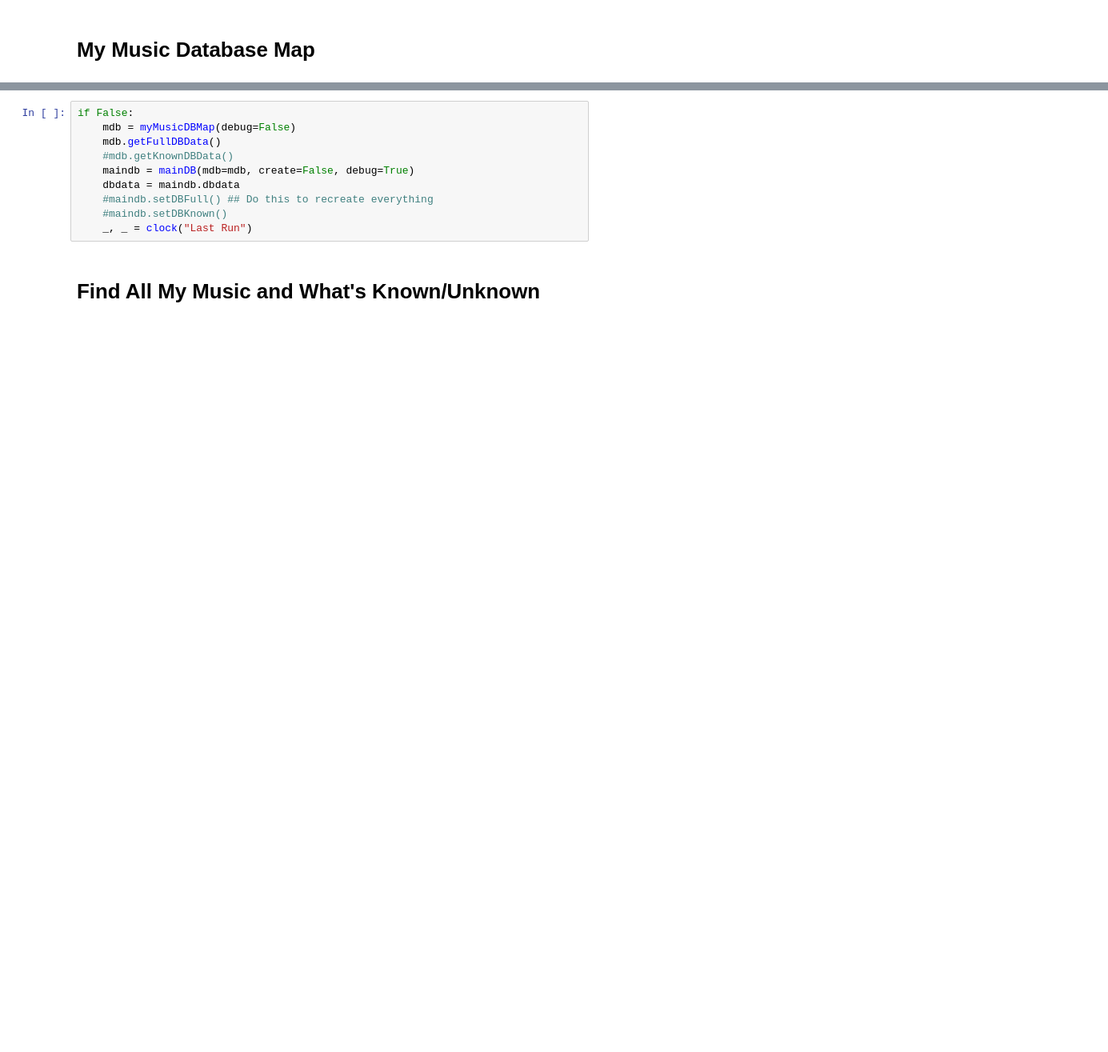
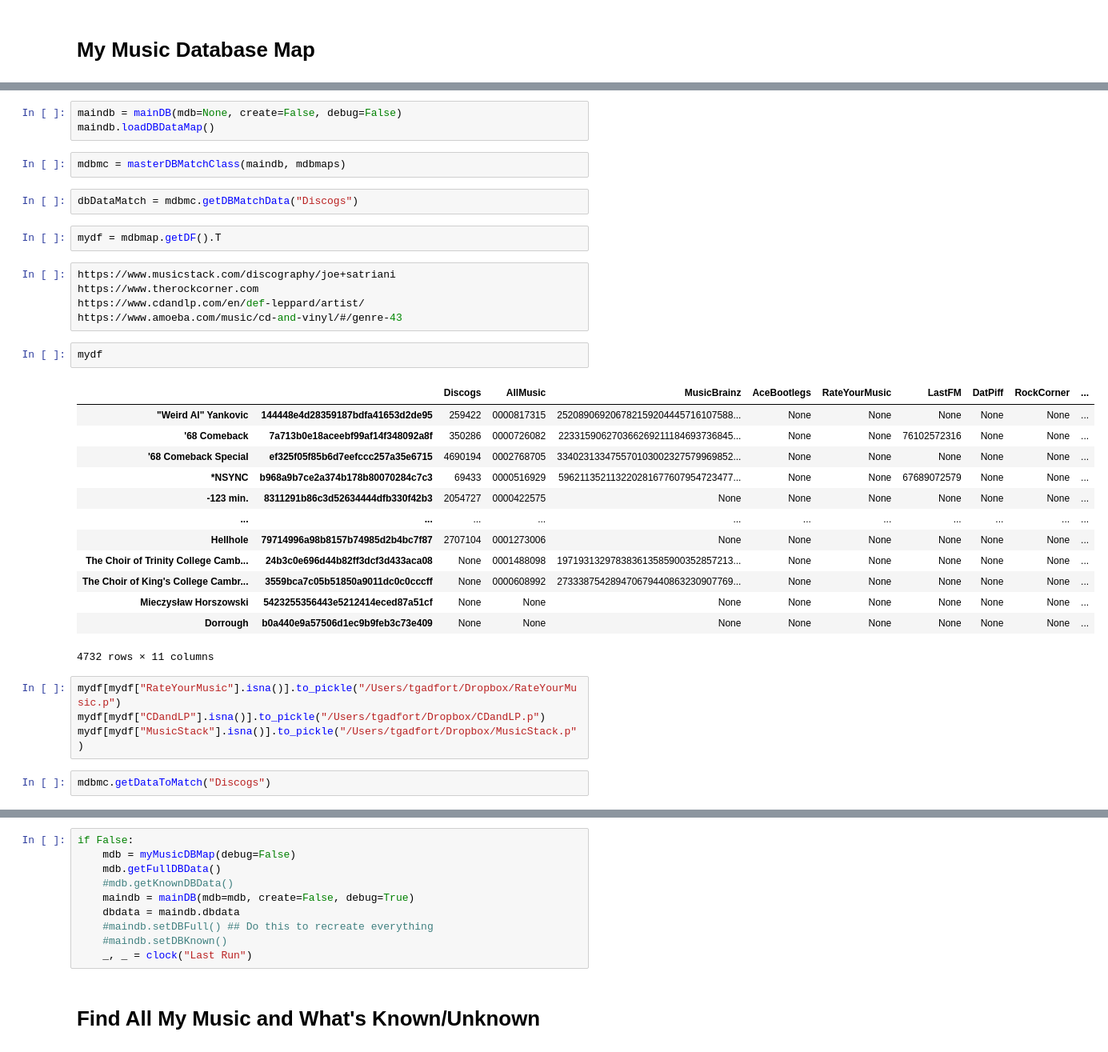
Before and after one commit to tgadf/music, a Jupyter notebook: Matched.ipynb, the cells around one changed output, grey strips where cells are left out. Shown at 80% size. Drawn from its saved outputs; the diff is of its cells as text; blank space fills up the shorter version.

Commit message:
New matching code

```diff
--- a/Matched.ipynb
+++ b/Matched.ipynb
@@ -275,0 +334,36 @@ amdf
+# %%
+maindb = mainDB(mdb=None, create=False, debug=False)
+maindb.loadDBDataMap()
+# %%
+mdbmc = masterDBMatchClass(maindb, mdbmaps)
+# %%
+dbDataMatch = mdbmc.getDBMatchData("Discogs")
+# %%
+mydf = mdbmap.getDF().T
+# %%
+https://www.musicstack.com/discography/joe+satriani
+https://www.therockcorner.com
+https://www.cdandlp.com/en/def-leppard/artist/
+https://www.amoeba.com/music/cd-and-vinyl/#/genre-43
+# %%
+mydf
+# %% [output]
+|  |  | Discogs | AllMusic | MusicBrainz | AceBootlegs | RateYourMusic | LastFM | DatPiff | RockCorner | ... |
+| "Weird Al" Yankovic | 144448e4d28359187bdfa41653d2de95 | 259422 | 0000817315 | 252089069206782159204445716107588... | None | None | None | None | None | ... |
+| '68 Comeback | 7a713b0e18aceebf99af14f348092a8f | 350286 | 0000726082 | 223315906270366269211184693736845... | None | None | 76102572316 | None | None | ... |
+| '68 Comeback Special | ef325f05f85b6d7eefccc257a35e6715 | 4690194 | 0002768705 | 334023133475570103002327579969852... | None | None | None | None | None | ... |
+| *NSYNC | b968a9b7ce2a374b178b80070284c7c3 | 69433 | 0000516929 | 596211352113220281677607954723477... | None | None | 67689072579 | None | None | ... |
+| -123 min. | 8311291b86c3d52634444dfb330f42b3 | 2054727 | 0000422575 | None | None | None | None | None | None | ... |
+| ... | ... | ... | ... | ... | ... | ... | ... | ... | ... | ... |
+| Hellhole | 79714996a98b8157b74985d2b4bc7f87 | 2707104 | 0001273006 | None | None | None | None | None | None | ... |
+| The Choir of Trinity College Camb... | 24b3c0e696d44b82ff3dcf3d433aca08 | None | 0001488098 | 197193132978383613585900352857213... | None | None | None | None | None | ... |
+| The Choir of King's College Cambr... | 3559bca7c05b51850a9011dc0c0cccff | None | 0000608992 | 273338754289470679440863230907769... | None | None | None | None | None | ... |
+| Mieczysław Horszowski | 5423255356443e5212414eced87a51cf | None | None | None | None | None | None | None | None | ... |
+| Dorrough | b0a440e9a57506d1ec9b9feb3c73e409 | None | None | None | None | None | None | None | None | ... |
+4732 rows × 11 columns
+# %%
+mydf[mydf["RateYourMusic"].isna()].to_pickle("/Users/tgadfort/Dropbox/RateYourMusic.p")
+mydf[mydf["CDandLP"].isna()].to_pickle("/Users/tgadfort/Dropbox/CDandLP.p")
+mydf[mydf["MusicStack"].isna()].to_pickle("/Users/tgadfort/Dropbox/MusicStack.p")
+# %%
+mdbmc.getDataToMatch("Discogs")
```
Also changed, not shown: parts of 48 cells of this notebook, 1 other file.
